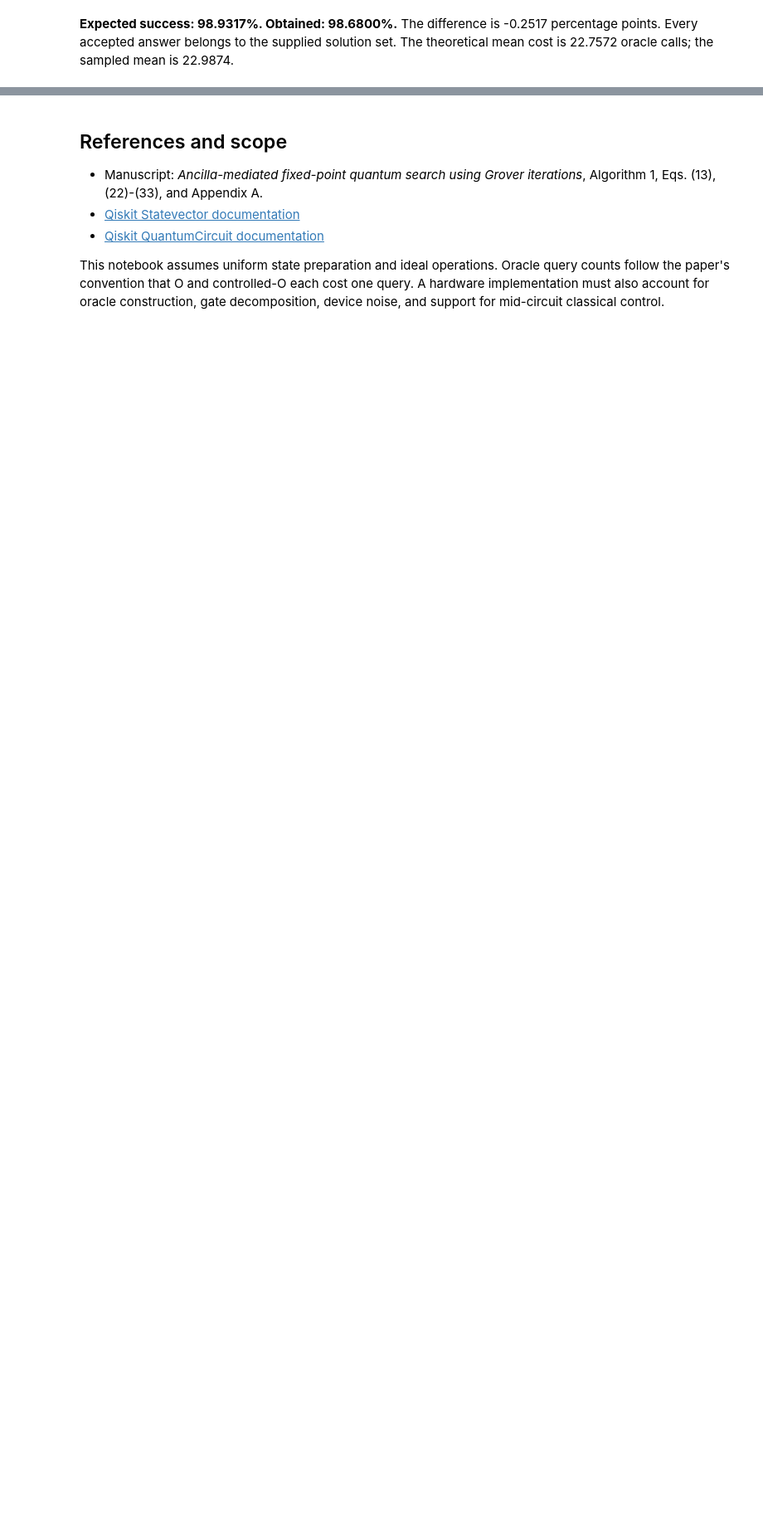
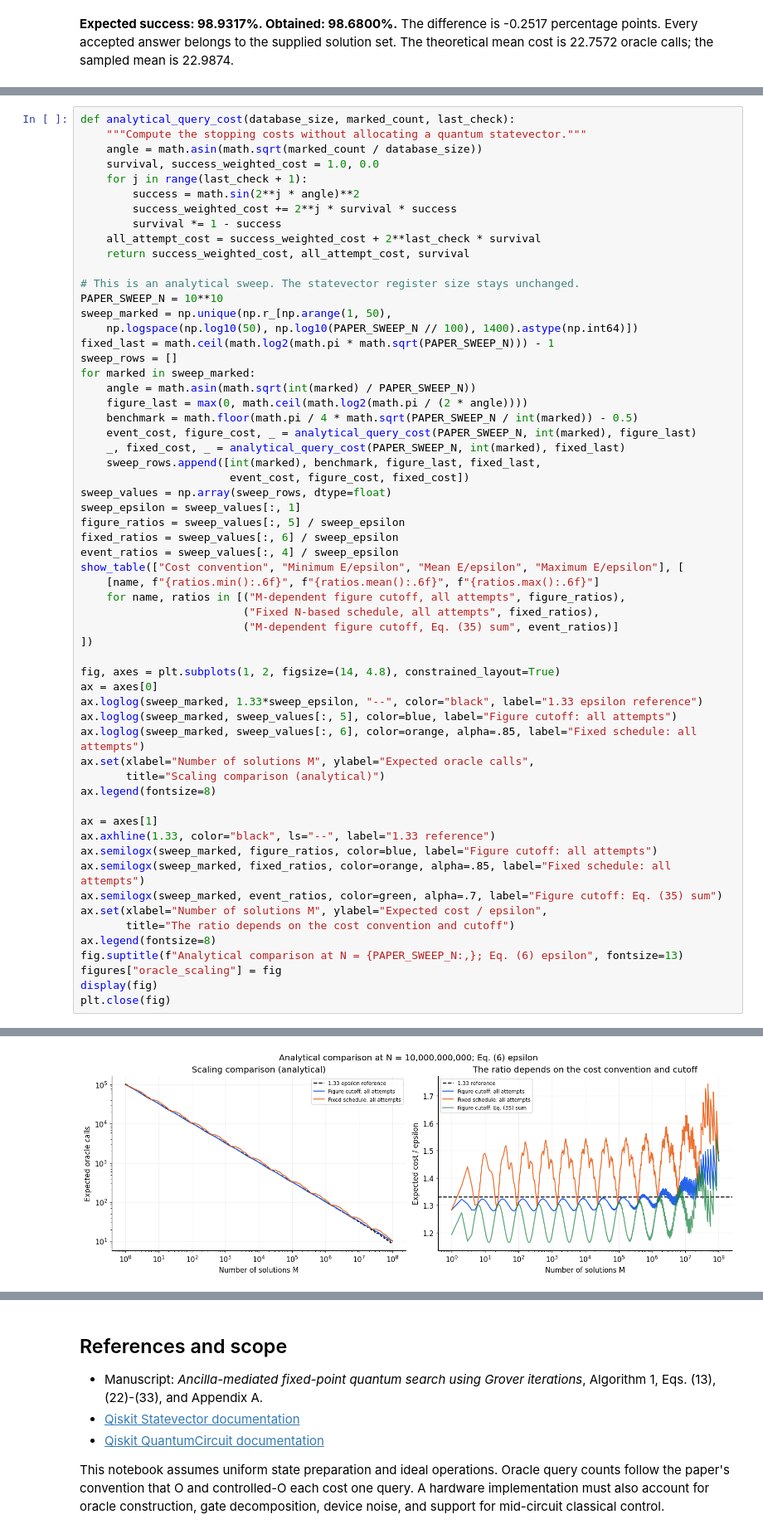
Before and after one commit to dubeyPraY/Fixed-Point-Search, a Jupyter notebook: notebooks/fixed_point_search.ipynb, the cells around one changed output, grey strips where cells are left out. Shown at 83% size. Drawn from its saved outputs; the diff is of its cells as text; blank space fills up the shorter version.

Commit message:
Updated the simulation notebook
Added the expected oracle count estimate.

```diff
--- a/notebooks/fixed_point_search.ipynb
+++ b/notebooks/fixed_point_search.ipynb
@@ -712,0 +784,60 @@ else:
+# %%
+def analytical_query_cost(database_size, marked_count, last_check):
+    """Compute the stopping costs without allocating a quantum statevector."""
+    angle = math.asin(math.sqrt(marked_count / database_size))
+    survival, success_weighted_cost = 1.0, 0.0
+    for j in range(last_check + 1):
+        success = math.sin(2**j * angle)**2
+        success_weighted_cost += 2**j * survival * success
+        survival *= 1 - success
+    all_attempt_cost = success_weighted_cost + 2**last_check * survival
+    return success_weighted_cost, all_attempt_cost, survival
+
+# This is an analytical sweep. The statevector register size stays unchanged.
+PAPER_SWEEP_N = 10**10
+sweep_marked = np.unique(np.r_[np.arange(1, 50),
+    np.logspace(np.log10(50), np.log10(PAPER_SWEEP_N // 100), 1400).astype(np.int64)])
+fixed_last = math.ceil(math.log2(math.pi * math.sqrt(PAPER_SWEEP_N))) - 1
+sweep_rows = []
+for marked in sweep_marked:
+    angle = math.asin(math.sqrt(int(marked) / PAPER_SWEEP_N))
+    figure_last = max(0, math.ceil(math.log2(math.pi / (2 * angle))))
+    benchmark = math.floor(math.pi / 4 * math.sqrt(PAPER_SWEEP_N / int(marked)) - 0.5)
+    event_cost, figure_cost, _ = analytical_query_cost(PAPER_SWEEP_N, int(marked), figure_last)
+    _, fixed_cost, _ = analytical_query_cost(PAPER_SWEEP_N, int(marked), fixed_last)
+    sweep_rows.append([int(marked), benchmark, figure_last, fixed_last,
+                       event_cost, figure_cost, fixed_cost])
+sweep_values = np.array(sweep_rows, dtype=float)
+sweep_epsilon = sweep_values[:, 1]
+figure_ratios = sweep_values[:, 5] / sweep_epsilon
+fixed_ratios = sweep_values[:, 6] / sweep_epsilon
+event_ratios = sweep_values[:, 4] / sweep_epsilon
+show_table(["Cost convention", "Minimum E/epsilon", "Mean E/epsilon", "Maximum E/epsilon"], [
+    [name, f"{ratios.min():.6f}", f"{ratios.mean():.6f}", f"{ratios.max():.6f}"]
+    for name, ratios in [("M-dependent figure cutoff, all attempts", figure_ratios),
+                         ("Fixed N-based schedule, all attempts", fixed_ratios),
+                         ("M-dependent figure cutoff, Eq. (35) sum", event_ratios)]
+])
+
+fig, axes = plt.subplots(1, 2, figsize=(14, 4.8), constrained_layout=True)
+ax = axes[0]
+ax.loglog(sweep_marked, 1.33*sweep_epsilon, "--", color="black", label="1.33 epsilon reference")
+ax.loglog(sweep_marked, sweep_values[:, 5], color=blue, label="Figure cutoff: all attempts")
+ax.loglog(sweep_marked, sweep_values[:, 6], color=orange, alpha=.85, label="Fixed schedule: all attempts")
+ax.set(xlabel="Number of solutions M", ylabel="Expected oracle calls",
+       title="Scaling comparison (analytical)")
+ax.legend(fontsize=8)
+
+ax = axes[1]
+ax.axhline(1.33, color="black", ls="--", label="1.33 reference")
+ax.semilogx(sweep_marked, figure_ratios, color=blue, label="Figure cutoff: all attempts")
+ax.semilogx(sweep_marked, fixed_ratios, color=orange, alpha=.85, label="Fixed schedule: all attempts")
+ax.semilogx(sweep_marked, event_ratios, color=green, alpha=.7, label="Figure cutoff: Eq. (35) sum")
+ax.set(xlabel="Number of solutions M", ylabel="Expected cost / epsilon",
+       title="The ratio depends on the cost convention and cutoff")
+ax.legend(fontsize=8)
+fig.suptitle(f"Analytical comparison at N = {PAPER_SWEEP_N:,}; Eq. (6) epsilon", fontsize=13)
+figures["oracle_scaling"] = fig
+display(fig)
+plt.close(fig)
+# %% [output]
@@ -713 +848,2 @@ else:
+[figure, added]
 # %% [markdown]
```
Also changed, not shown: parts of 6 cells of this notebook.
